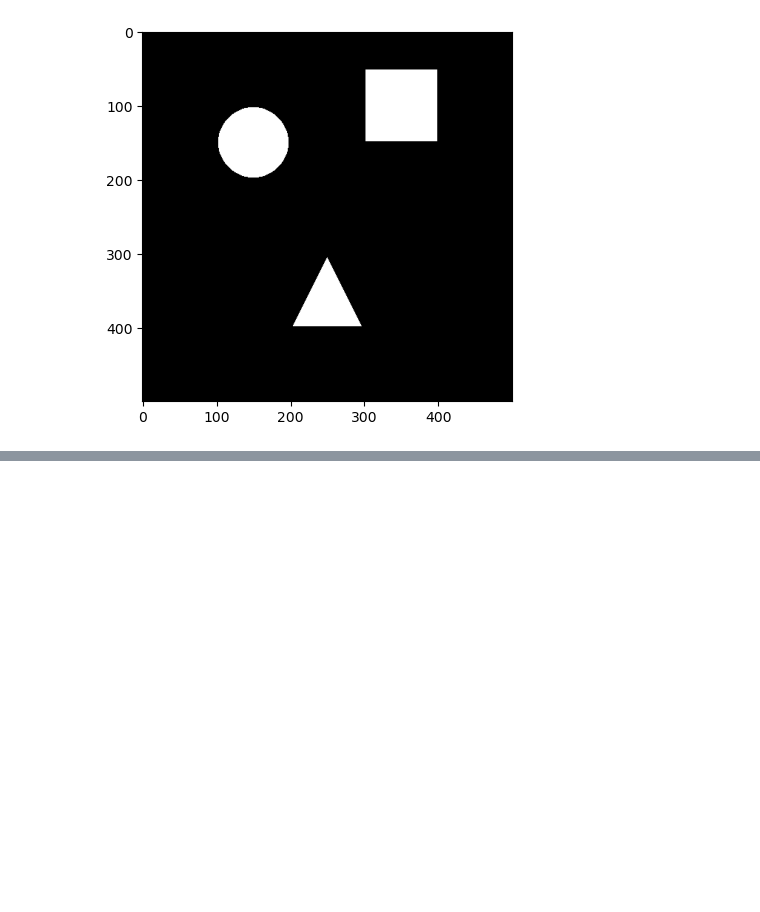
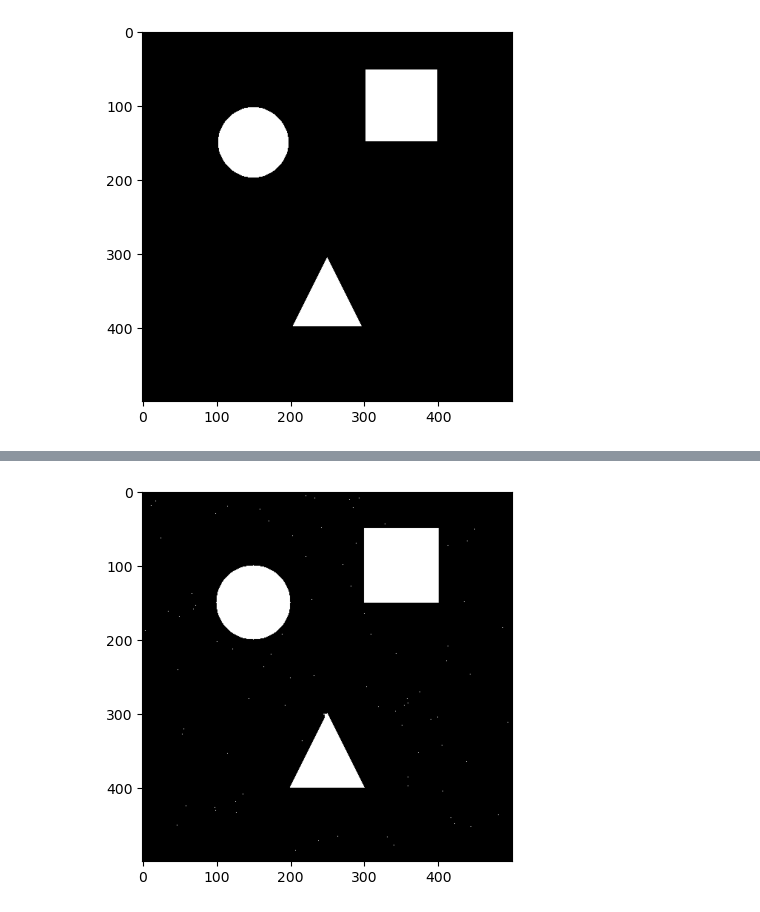
Before and after one commit to phoenix102030/CV_learning, a Jupyter notebook: opencv/img_proc.ipynb, the cells around one changed output, grey strips where cells are left out. Cells and saved outputs as stored; diff of their text form; code cells hidden in the pictures; blank space fills up the shorter version.

```diff
--- a/opencv/img_proc.ipynb
+++ b/opencv/img_proc.ipynb
@@ -177,0 +213,7 @@ plt.show()
+# %%
+# Closing: Dilation first and then Erosion
+closing = cv2.morphologyEx(e_img, cv2.MORPH_CLOSE, kernel)
+plt.imshow(closing)
+plt.show()
+# %% [output]
+[figure, added]
```
Also changed, not shown: parts of 12 cells of this notebook.
